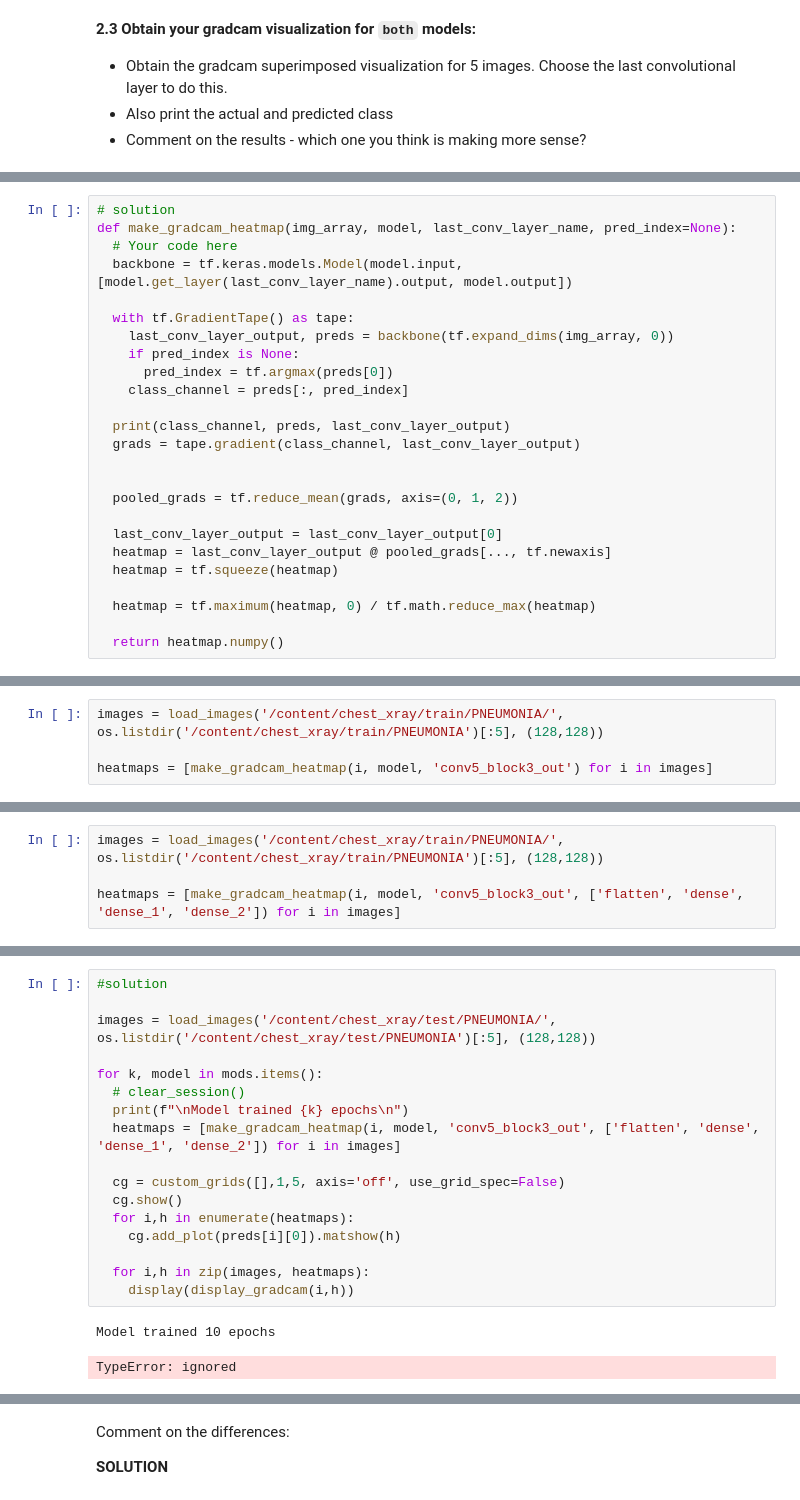
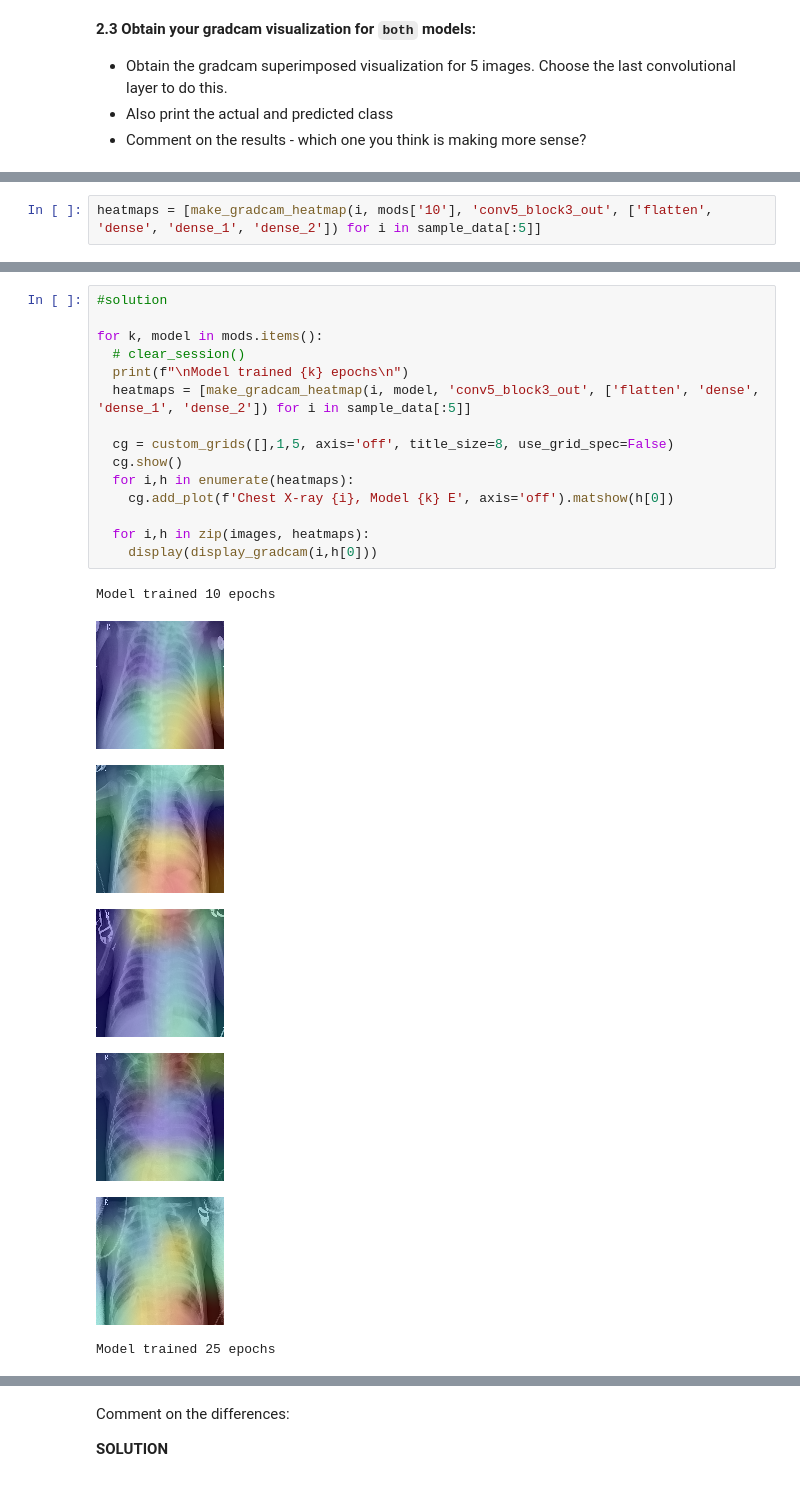
Before and after one commit to MarioROT/CV-MAI, a Jupyter notebook: Session 8/lab_08_2_Visual_Explanations_GradCam.ipynb, the cells around one changed output, grey strips where cells are left out. Saved outputs shown, nothing was run; the diff lists cells and outputs as text.

```diff
--- a/Session 8/lab_08_2_Visual_Explanations_GradCam.ipynb
+++ b/Session 8/lab_08_2_Visual_Explanations_GradCam.ipynb
@@ -554,25 +535,0 @@ ________________________________________________________________________________
-# %%
-# solution
-def make_gradcam_heatmap(img_array, model, last_conv_layer_name, pred_index=None):
-  # Your code here
-  backbone = tf.keras.models.Model(model.input, [model.get_layer(last_conv_layer_name).output, model.output])
-
-  with tf.GradientTape() as tape:
-    last_conv_layer_output, preds = backbone(tf.expand_dims(img_array, 0))
-    if pred_index is None:
-      pred_index = tf.argmax(preds[0])
-    class_channel = preds[:, pred_index]
-
-  print(class_channel, preds, last_conv_layer_output)
-  grads = tape.gradient(class_channel, last_conv_layer_output)
-
-
-  pooled_grads = tf.reduce_mean(grads, axis=(0, 1, 2))
-
-  last_conv_layer_output = last_conv_layer_output[0]
-  heatmap = last_conv_layer_output @ pooled_grads[..., tf.newaxis]
-  heatmap = tf.squeeze(heatmap)
-
-  heatmap = tf.maximum(heatmap, 0) / tf.math.reduce_max(heatmap)
-
-  return heatmap.numpy()
@@ -581,4 +535,0 @@ sample
-# %%
-images = load_images('/content/chest_xray/train/PNEUMONIA/', os.listdir('/content/chest_xray/train/PNEUMONIA')[:5], (128,128))
-
-heatmaps = [make_gradcam_heatmap(i, model, 'conv5_block3_out') for i in images]
@@ -603,3 +584,5 @@ tf.Tensor([0.5707732], shape=(1,), dtype=float32) tf.Tensor(
+# %%
+heatmaps = [make_gradcam_heatmap(i, mods['10'], 'conv5_block3_out', ['flatten', 'dense', 'dense_1', 'dense_2']) for i in sample_data[:5]]
 # %%
 heatmaps
 # %% [output]
@@ -674,4 +605,0 @@ def make_gradcam_heatmap(img_array, model, last_conv_layer_name, classifier_laye
-# %%
-images = load_images('/content/chest_xray/train/PNEUMONIA/', os.listdir('/content/chest_xray/train/PNEUMONIA')[:5], (128,128))
-
-heatmaps = [make_gradcam_heatmap(i, model, 'conv5_block3_out', ['flatten', 'dense', 'dense_1', 'dense_2']) for i in images]
@@ -696,20 +614,23 @@ ValueError: ignored
 # %%
 #solution
-
-images = load_images('/content/chest_xray/test/PNEUMONIA/', os.listdir('/content/chest_xray/test/PNEUMONIA')[:5], (128,128))
 
 for k, model in mods.items():
   # clear_session()
   print(f"\nModel trained {k} epochs\n")
-  heatmaps = [make_gradcam_heatmap(i, model, 'conv5_block3_out', ['flatten', 'dense', 'dense_1', 'dense_2']) for i in images]
+  heatmaps = [make_gradcam_heatmap(i, model, 'conv5_block3_out', ['flatten', 'dense', 'dense_1', 'dense_2']) for i in sample_data[:5]]
 
-  cg = custom_grids([],1,5, axis='off', use_grid_spec=False)
+  cg = custom_grids([],1,5, axis='off', title_size=8, use_grid_spec=False)
   cg.show()
   for i,h in enumerate(heatmaps):
-    cg.add_plot(preds[i][0]).matshow(h)
+    cg.add_plot(f'Chest X-ray {i}, Model {k} E', axis='off').matshow(h[0])
 
   for i,h in zip(images, heatmaps):
-    display(display_gradcam(i,h))
+    display(display_gradcam(i,h[0]))
 # %% [output]
 Model trained 10 epochs
+[figure, new version]
+[figure, added]
+[figure, added]
+[figure, added]
+[figure, added]
-TypeError: ignored
+Model trained 25 epochs
```
Also changed, not shown: parts of 18 cells of this notebook.
